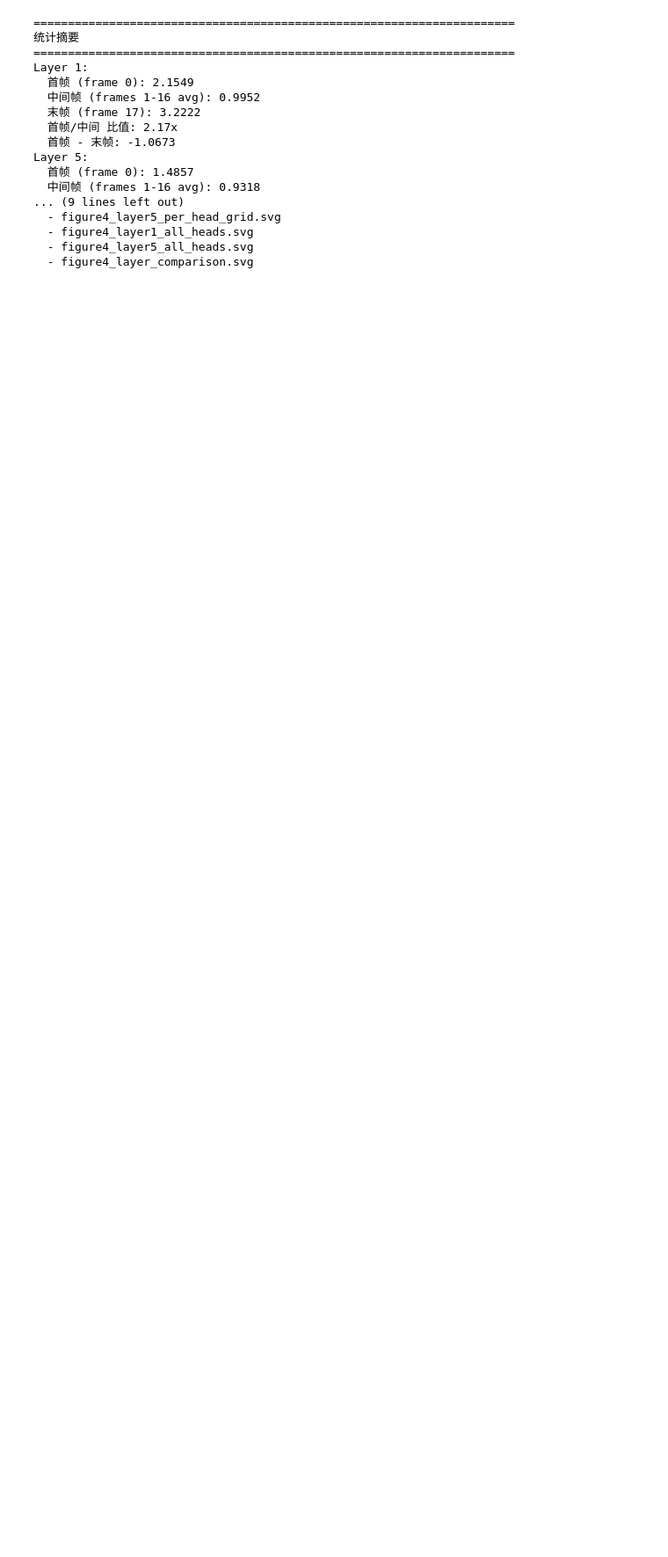
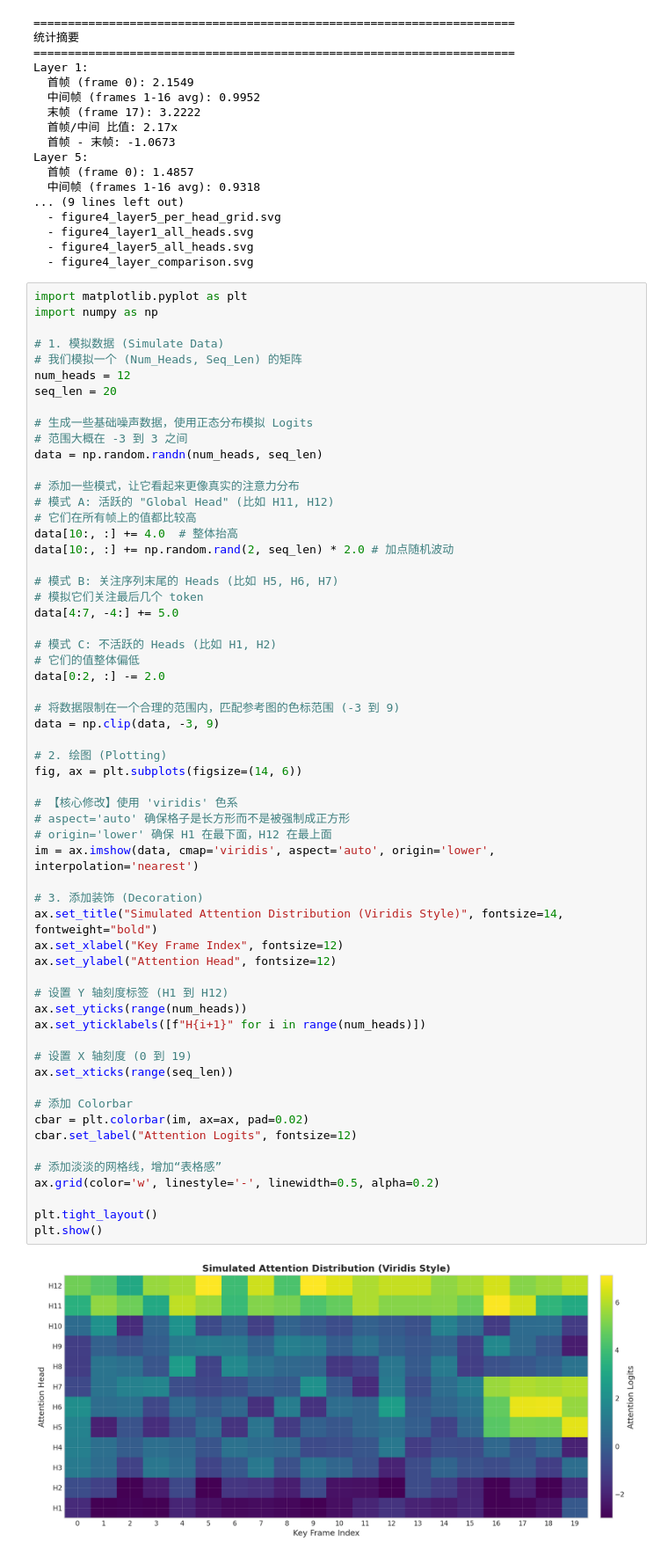
Before and after one commit to winbeau/Self-Forcing-fork, a Jupyter notebook: notebooks/plt_fig4.ipynb, the cells around one changed output. Shown at 88% size. Drawn from its saved outputs; the diff is of its cells as text; blank space fills up the shorter version.

```diff
--- a/notebooks/plt_fig4.ipynb
+++ b/notebooks/plt_fig4.ipynb
@@ -382,3 +382,64 @@ Layer 5:
   - figure4_layer1_all_heads.svg
   - figure4_layer5_all_heads.svg
   - figure4_layer_comparison.svg
+# %%
+import matplotlib.pyplot as plt
+import numpy as np
+
+# 1. 模拟数据 (Simulate Data)
+# 我们模拟一个 (Num_Heads, Seq_Len) 的矩阵
+num_heads = 12
+seq_len = 20
+
+# 生成一些基础噪声数据，使用正态分布模拟 Logits
+# 范围大概在 -3 到 3 之间
+data = np.random.randn(num_heads, seq_len)
+
+# 添加一些模式，让它看起来更像真实的注意力分布
+# 模式 A: 活跃的 "Global Head" (比如 H11, H12)
+# 它们在所有帧上的值都比较高
+data[10:, :] += 4.0  # 整体抬高
+data[10:, :] += np.random.rand(2, seq_len) * 2.0 # 加点随机波动
+
+# 模式 B: 关注序列末尾的 Heads (比如 H5, H6, H7)
+# 模拟它们关注最后几个 token
+data[4:7, -4:] += 5.0
+
+# 模式 C: 不活跃的 Heads (比如 H1, H2)
+# 它们的值整体偏低
+data[0:2, :] -= 2.0
+
+# 将数据限制在一个合理的范围内，匹配参考图的色标范围 (-3 到 9)
+data = np.clip(data, -3, 9)
+
+# 2. 绘图 (Plotting)
+fig, ax = plt.subplots(figsize=(14, 6))
+
+# 【核心修改】使用 'viridis' 色系
+# aspect='auto' 确保格子是长方形而不是被强制成正方形
+# origin='lower' 确保 H1 在最下面，H12 在最上面
+im = ax.imshow(data, cmap='viridis', aspect='auto', origin='lower', interpolation='nearest')
+
+# 3. 添加装饰 (Decoration)
+ax.set_title("Simulated Attention Distribution (Viridis Style)", fontsize=14, fontweight="bold")
+ax.set_xlabel("Key Frame Index", fontsize=12)
+ax.set_ylabel("Attention Head", fontsize=12)
+
+# 设置 Y 轴刻度标签 (H1 到 H12)
+ax.set_yticks(range(num_heads))
+ax.set_yticklabels([f"H{i+1}" for i in range(num_heads)])
+
+# 设置 X 轴刻度 (0 到 19)
+ax.set_xticks(range(seq_len))
+
+# 添加 Colorbar
+cbar = plt.colorbar(im, ax=ax, pad=0.02)
+cbar.set_label("Attention Logits", fontsize=12)
+
+# 添加淡淡的网格线，增加“表格感”
+ax.grid(color='w', linestyle='-', linewidth=0.5, alpha=0.2)
+
+plt.tight_layout()
+plt.show()
+# %% [output]
+[figure, added]
```
Also changed, not shown: parts of 1 cell of this notebook, 6 other files.
